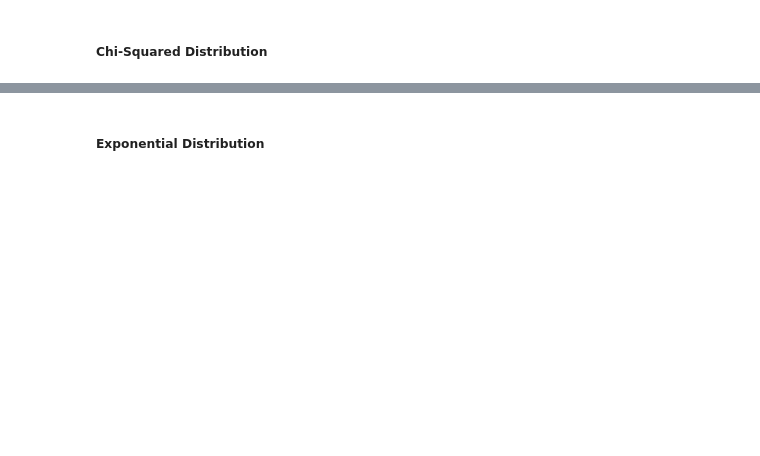
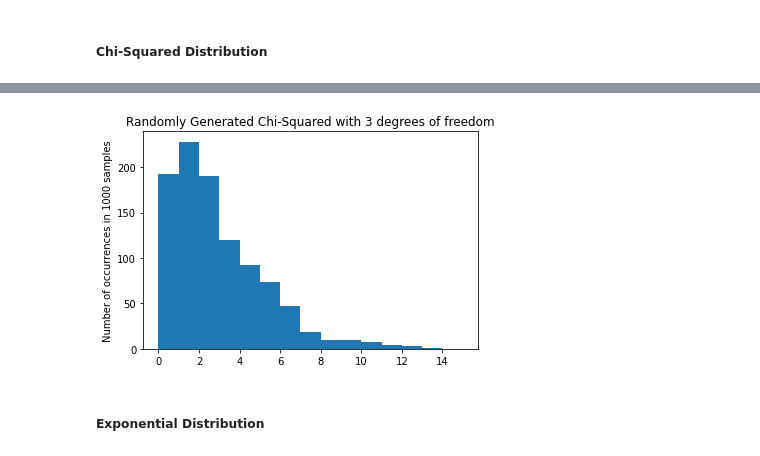
Before and after one commit to meganenglert/CISC367, a Jupyter notebook: Week 6/Statistics Workbook.ipynb, the cells around one changed output, grey strips where cells are left out. Cells and saved outputs as stored; diff of their text form; code cells hidden in the pictures; blank space fills up the shorter version.

```diff
--- a/Week 6/Statistics Workbook.ipynb
+++ b/Week 6/Statistics Workbook.ipynb
@@ -191,2 +209,10 @@ plt.show()
+# %%
+random_variables = stats.chi2.rvs(3, size=1000)
+plt.hist(random_variables, bins = [0,1,2,3,4,5,6,7,8,9,10,11,12,13,14,15])
+plt.title("Randomly Generated Chi-Squared with 3 degrees of freedom")
+plt.ylabel("Number of occurrences in 1000 samples")
+plt.show()
+# %% [output]
+[figure, added]
 # %% [markdown]
 ##### Exponential Distribution
```
Also changed, not shown: parts of 13 cells of this notebook.
